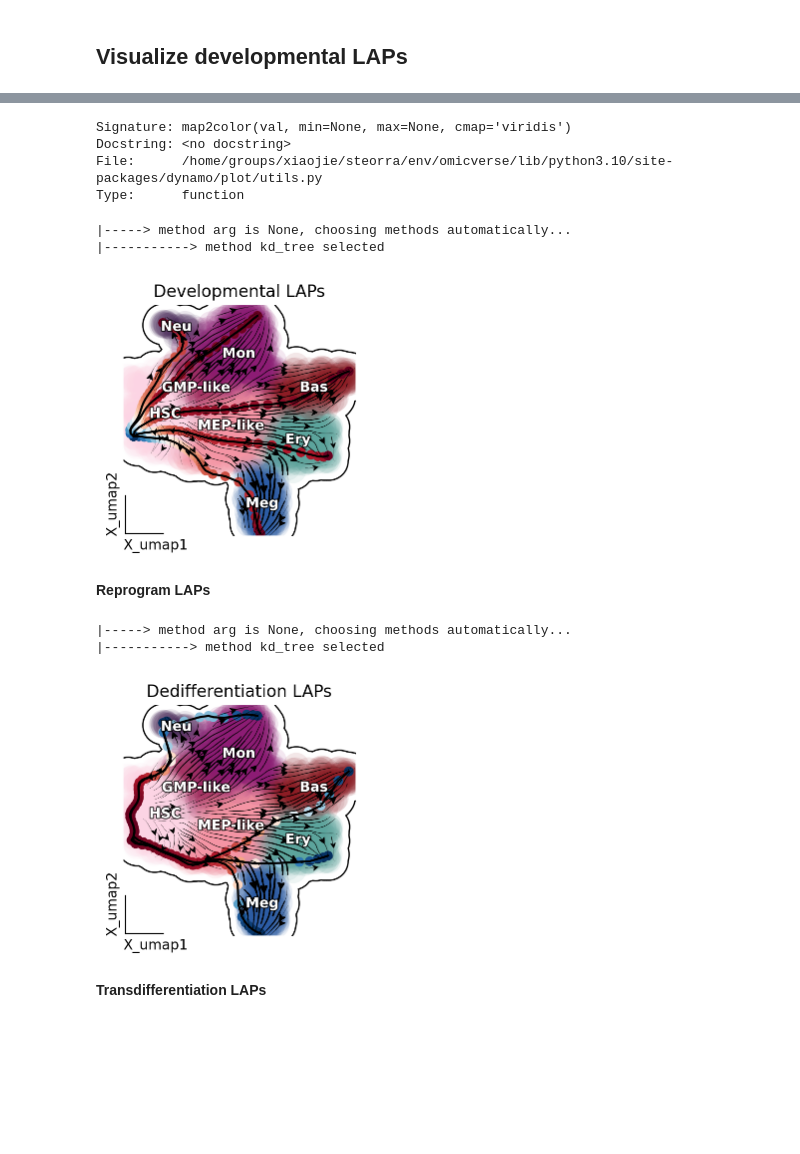
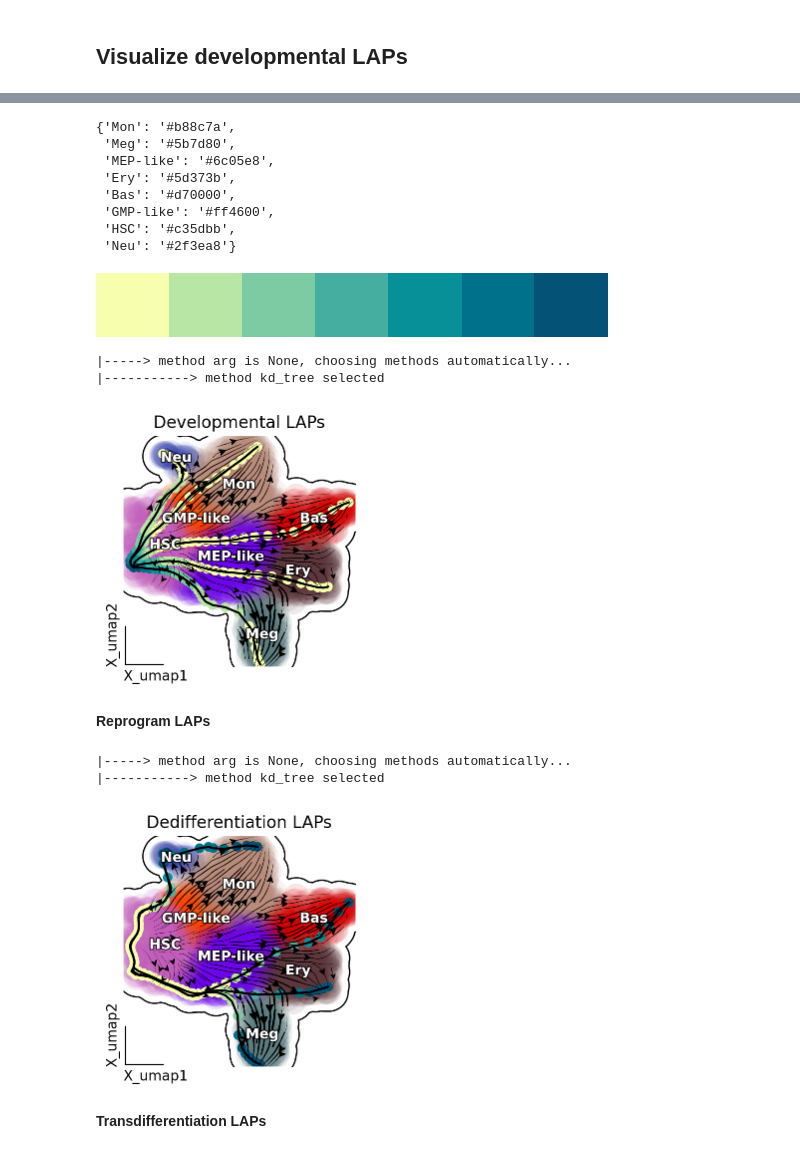
Before and after one commit to aristoteleo/dynamo-protocol, a Jupyter notebook: fig5_path.ipynb, the cells around one changed output, grey strips where cells are left out. Cells and saved outputs as stored; diff of their text form; code cells hidden in the pictures; blank space fills up the shorter version.

```diff
--- a/fig5_path.ipynb
+++ b/fig5_path.ipynb
@@ -141,3 +156,9 @@ adata_labeling=dyn.read('result/adata_labeling_analysis.h5ad')
+# %%
+name_dict=dict(zip(
+    ['Bas', 'Ery', 'GMP-like', 'HSC', 'MEP-like', 'Meg', 'Mon', 'Neu'],
+    ['Bas', 'Ery_new', 'GMP-like', 'HSC', 'MEP-like', 'Meg', 'Mon', 'Neu']
+))
+adata_labeling.obs['cell_type1']=adata_labeling.obs['cell_type'].map(name_dict)
 # %%
 dyn.utils.save_pickle(transition_graph,'result/transition_graph.pkl')
 dyn.utils.save_pickle(cells_indices,'result/cells_indices.pkl')
@@ -183,10 +215,28 @@ color_dict={'Bas': '#8c1c24',
+# %%
+adata_labeling.uns['cell_type_colors']
+# %% [output]
+{'Mon': '#b88c7a',
+ 'Meg': '#5b7d80',
+ 'MEP-like': '#6c05e8',
+ 'Ery': '#5d373b',
+ 'Bas': '#d70000',
+ 'GMP-like': '#ff4600',
+ 'HSC': '#c35dbb',
+ 'Neu': '#2f3ea8'}
 # %%
-map2color?
+color_dict={'Mon': '#b88c7a',
+ 'Meg': '#5b7d80',
+ 'MEP-like': '#6c05e8',
+ 'Ery': '#5d373b',
+ 'Bas': '#d70000',
+ 'GMP-like': '#ff4600',
+ 'HSC': '#c35dbb',
+ 'Neu': '#2f3ea8'}
-# %% [output]
-Signature: map2color(val, min=None, max=None, cmap='viridis')
-Docstring: <no docstring>
-File:      /home/groups/xiaojie/steorra/env/omicverse/lib/python3.10/site-packages/dynamo/plot/utils.py
-Type:      function
+# %%
+import colormaps
+colormaps.bluyl
+# %% [output]
+[figure, added]
 # %%
 %matplotlib inline
 from dynamo.plot.utils import map2color
@@ -207,7 +257,7 @@ def plot_lap(paths,title,):
     for path in paths:
         lap_dict = transition_graph[path]["LAP_umap"]
         for prediction, action in zip(lap_dict["prediction"], lap_dict["action"]):
-            ax.scatter(*prediction[:, [x, y]].T, c=map2color(action,cmap='RdBu_r'))
+            ax.scatter(*prediction[:, [x, y]].T, c=map2color(action,cmap=colormaps.bluyl_r))
             ax.plot(*prediction[:, [x, y]].T, c="k")
 
     coords=adata_labeling.obsm['X_umap']
@@ -216,34 +266,34 @@ def plot_lap(paths,title,):
     ymin=coords[:, 1].min()
     ymax=coords[:, 1].max()
 
     #ax.spines['left'].set_position(('outward', 10))
     #ax.spines['bottom'].set_position(('axes', 0))
     ax.spines['left'].set_position(('data', xmin))
     ax.spines['bottom'].set_position(('data', ymin))
 
     ax.spines['top'].set_visible(False)
     ax.spines['right'].set_visible(False)
     ax.spines["bottom"].set_visible(True)
     ax.spines["left"].set_visible(True)
 
     ax.get_xaxis().set_visible(True)
     ax.get_yaxis().set_visible(True)
     ax.set_yticks([])
     ax.set_xticks([])
     ax.spines['bottom'].set_bounds(xmin,xmin+(xmax-xmin)/6)
     ax.spines['left'].set_bounds(ymin,ymin+(ymax-ymin)/6)
     axis_labels=['X_umap1','X_umap2']
     ax.set_xlabel(axis_labels[0],loc='left',fontsize=10,)
     ax.set_ylabel(axis_labels[1],loc='bottom',fontsize=10)
     ax.set_title(title,fontsize=12)
     return fig,ax
 
 fig,ax=plot_lap(develope_keys,title='Developmental LAPs')
 fig.savefig(f'figures/fig5/umap_developmental_laps.svg', dpi=300, bbox_inches='tight')
 # %% [output]
 |-----> method arg is None, choosing methods automatically...
 |-----------> method kd_tree selected
-[figure, old version]
+[figure, new version]
 # %% [markdown]
 **Reprogram LAPs**
 # %%
@@ -253,7 +303,7 @@ fig.savefig(f'figures/fig5/umap_dedifferentiation_laps.svg', dpi=300, bbox_inche
 # %% [output]
 |-----> method arg is None, choosing methods automatically...
 |-----------> method kd_tree selected
-[figure, old version]
+[figure, new version]
 # %% [markdown]
 **Transdifferentiation LAPs**
 # %%
```
Also changed, not shown: parts of 8 cells of this notebook, 7 other files.
